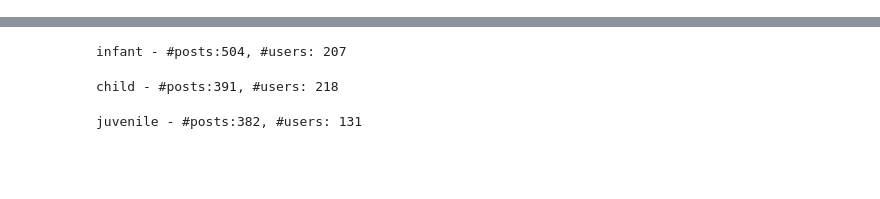
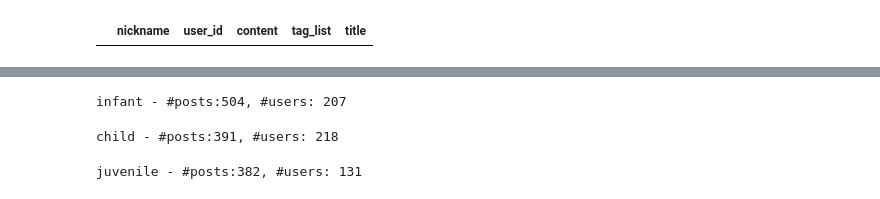
Before and after one commit to NameJaho/nlp_test, a Jupyter notebook: user_profile/child_tag.ipynb, the cells around one changed output, grey strips where cells are left out. Cells and saved outputs as stored; diff of their text form; code cells hidden in the pictures; blank space fills up the shorter version.

```diff
--- a/user_profile/child_tag.ipynb
+++ b/user_profile/child_tag.ipynb
@@ -54,3 +35,7 @@ len(df)
+# %%
+df[df['content'].str.contains('好又多')]
+# %% [output]
+|  | nickname | user_id | content | tag_list | title |
 # %%
 # filter by score based on content white/black list and score threshold
 df_filtered = filter_by_score(df, domain_content_whitelist, domain_content_blacklist, 5)
```
Also changed, not shown: parts of 9 cells of this notebook, 3 other files.
